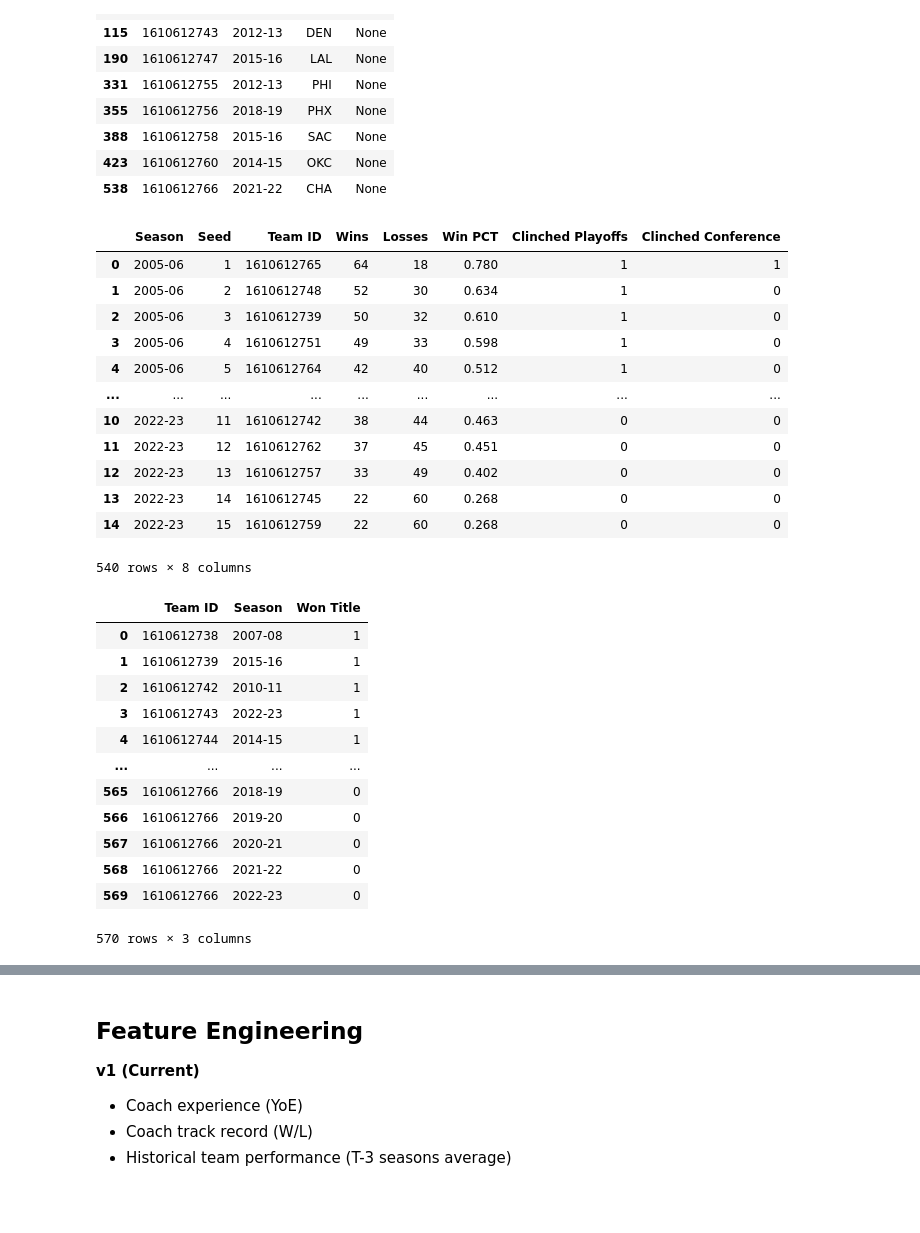
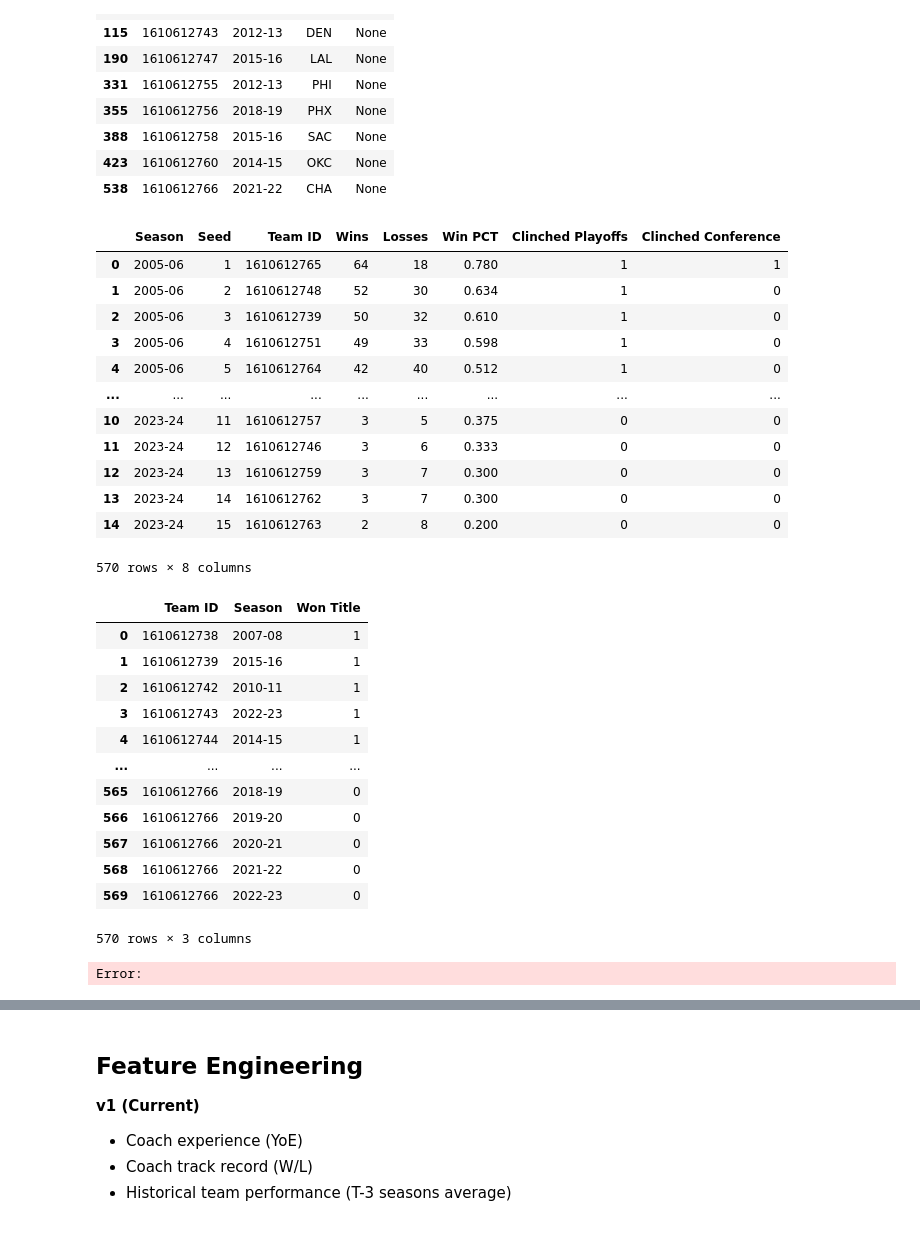
Before and after one commit to cgkelvin/sports-analytics, a Jupyter notebook: analysis.ipynb, the cells around one changed output, grey strips where cells are left out. Drawn from its saved outputs; the diff is of its cells as text; code cells hidden in the pictures.

```diff
--- a/analysis.ipynb
+++ b/analysis.ipynb
@@ -57,7 +61,7 @@ head_coaches_data = []
 for team in team_info:
     team_id = team['id']
     team_name = team['abbreviation']
-    for season in range(2005, 2023):
+    for season in range(2005, 2024):
         coach_data = commonteamroster.CommonTeamRoster(team_id=team_id, season=season)
         coach_data_df = coach_data.coaches.get_data_frame()
         seasons = f"{season}-{str(season+1)[-2:]}"
@@ -93,7 +95,7 @@ no_data
 # %%
 playoff_picture_df = pd.DataFrame(columns=['Season', 'Seed', 'Team ID', 'Wins', 'Losses', 'Win PCT', 'Clinched Playoffs', 'Clinched Conference'])
 
-for season in range(2005, 2023):
+for season in range(2005, 2024):
     playoff_picture = playoffpicture.PlayoffPicture(season_id='2' + str(season))
 
     EastConfStandings_df = playoff_picture.east_conf_standings.get_data_frame()
@@ -126,39 +128,39 @@ for season in range(2005, 2023):
     west_team_id = WestConfStandings_df['TEAM_ID']
     west_team_clinched_playoffs = WestConfStandings_df['CLINCHED_PLAYOFFS']
     west_team_clinched_conference = WestConfStandings_df['CLINCHED_CONFERENCE']
 
     west_df = pd.DataFrame({
         'Season': f"{season}-{str(season+1)[-2:]}",
         'Team ID': west_team_id,
         'Wins': west_team_wins,
         'Losses': west_team_losses,
         'Win PCT': west_team_pct,
         'Clinched Playoffs': west_team_clinched_playoffs,
         'Clinched Conference': west_team_clinched_conference
         })
     east_df.reset_index(drop=True, inplace=True)
     west_df.reset_index(drop=True, inplace=True)
 
     east_df['Seed'] = east_df.index + 1
     west_df['Seed'] = west_df.index + 1
 
     playoff_picture_df = pd.concat([playoff_picture_df, east_df, west_df])
 
 playoff_picture_df
 # %% [output]
 |  | Season | Seed | Team ID | Wins | Losses | Win PCT | Clinched Playoffs | Clinched Conference |
 | 0 | 2005-06 | 1 | 1610612765 | 64 | 18 | 0.780 | 1 | 1 |
 | 1 | 2005-06 | 2 | 1610612748 | 52 | 30 | 0.634 | 1 | 0 |
 | 2 | 2005-06 | 3 | 1610612739 | 50 | 32 | 0.610 | 1 | 0 |
 | 3 | 2005-06 | 4 | 1610612751 | 49 | 33 | 0.598 | 1 | 0 |
 | 4 | 2005-06 | 5 | 1610612764 | 42 | 40 | 0.512 | 1 | 0 |
 | ... | ... | ... | ... | ... | ... | ... | ... | ... |
-| 10 | 2022-23 | 11 | 1610612742 | 38 | 44 | 0.463 | 0 | 0 |
-| 11 | 2022-23 | 12 | 1610612762 | 37 | 45 | 0.451 | 0 | 0 |
-| 12 | 2022-23 | 13 | 1610612757 | 33 | 49 | 0.402 | 0 | 0 |
-| 13 | 2022-23 | 14 | 1610612745 | 22 | 60 | 0.268 | 0 | 0 |
-| 14 | 2022-23 | 15 | 1610612759 | 22 | 60 | 0.268 | 0 | 0 |
+| 10 | 2023-24 | 11 | 1610612757 | 3 | 5 | 0.375 | 0 | 0 |
+| 11 | 2023-24 | 12 | 1610612746 | 3 | 6 | 0.333 | 0 | 0 |
+| 12 | 2023-24 | 13 | 1610612759 | 3 | 7 | 0.300 | 0 | 0 |
+| 13 | 2023-24 | 14 | 1610612762 | 3 | 7 | 0.300 | 0 | 0 |
+| 14 | 2023-24 | 15 | 1610612763 | 2 | 8 | 0.200 | 0 | 0 |
-540 rows × 8 columns
+570 rows × 8 columns
 # %%
 data = []
 teams = teams.get_teams()
@@ -197,6 +199,7 @@ title_df
 | 568 | 1610612766 | 2021-22 | 0 |
 | 569 | 1610612766 | 2022-23 | 0 |
 570 rows × 3 columns
+Error:
 # %%
 combined_df = pd.merge(head_coaches_df, playoff_picture_df, on=['Team ID', 'Season'], how='left')
 combined_df = pd.merge(combined_df, title_df, how='left')
```
Also changed, not shown: parts of 23 cells of this notebook.
